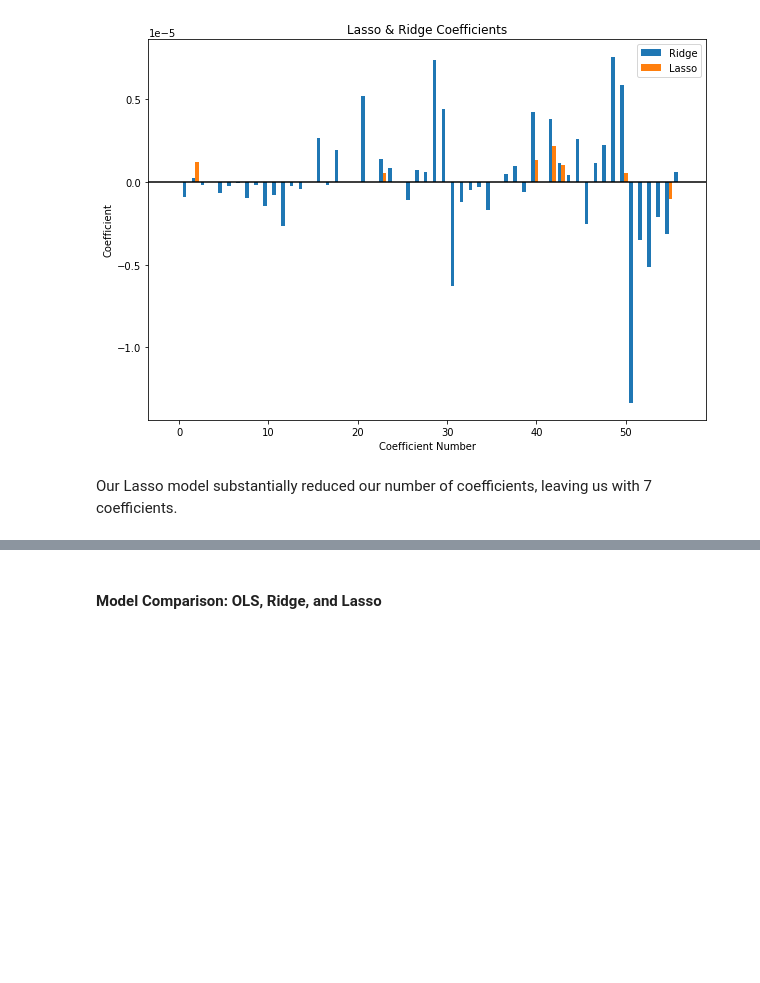
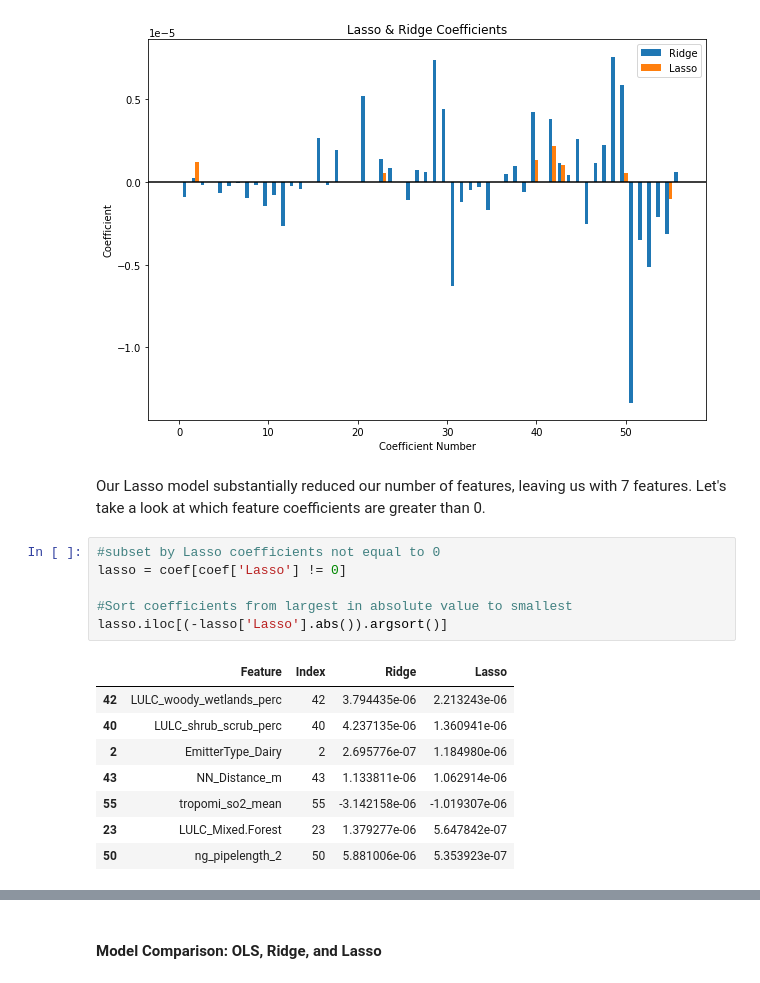
Before and after one commit to hikari-murayama/CA_ag_pollution, a Jupyter notebook: Final_Project_Notebook.ipynb, the cells around one changed output, grey strips where cells are left out. Cells and saved outputs as stored; diff of their text form; blank space fills up the shorter version.

```diff
--- a/Final_Project_Notebook.ipynb
+++ b/Final_Project_Notebook.ipynb
@@ -883,4 +934,19 @@ plt.title('Lasso & Ridge Coefficients')
 Text(0.5, 1.0, 'Lasso & Ridge Coefficients')
 [figure]
 # %% [markdown]
-Our Lasso model substantially reduced our number of coefficients, leaving us with 7 coefficients.
+Our Lasso model substantially reduced our number of features, leaving us with 7 features. Let's take a look at which feature coefficients are greater than 0.
+# %%
+#subset by Lasso coefficients not equal to 0
+lasso = coef[coef['Lasso'] != 0]
+
+#Sort coefficients from largest in absolute value to smallest
+lasso.iloc[(-lasso['Lasso'].abs()).argsort()]
+# %% [output]
+|  | Feature | Index | Ridge | Lasso |
+| 42 | LULC_woody_wetlands_perc | 42 | 3.794435e-06 | 2.213243e-06 |
+| 40 | LULC_shrub_scrub_perc | 40 | 4.237135e-06 | 1.360941e-06 |
+| 2 | EmitterType_Dairy | 2 | 2.695776e-07 | 1.184980e-06 |
+| 43 | NN_Distance_m | 43 | 1.133811e-06 | 1.062914e-06 |
+| 55 | tropomi_so2_mean | 55 | -3.142158e-06 | -1.019307e-06 |
+| 23 | LULC_Mixed.Forest | 23 | 1.379277e-06 | 5.647842e-07 |
+| 50 | ng_pipelength_2 | 50 | 5.881006e-06 | 5.353923e-07 |
```
Also changed, not shown: parts of 26 cells of this notebook.
